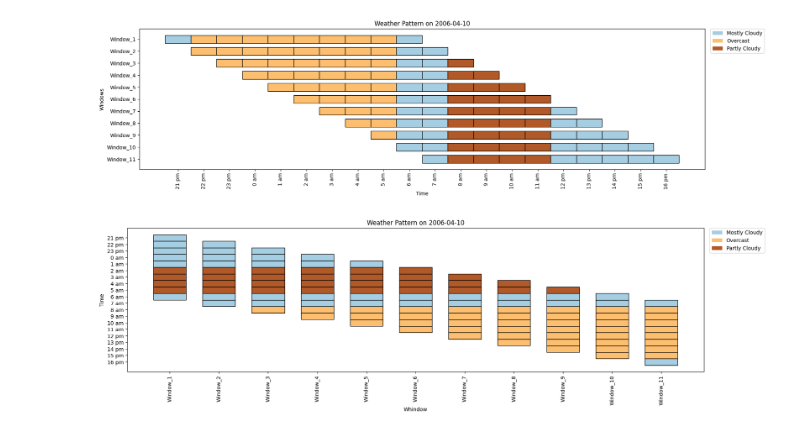
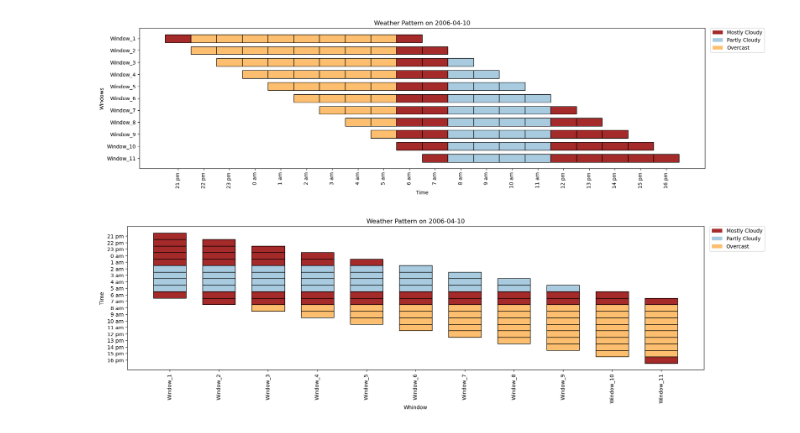
Before and after one commit to BodduSriPavan-111/kitikiplot, a Jupyter notebook: examples/Weather_Pattern_Analysis.ipynb, the cells around one changed output. Cells and saved outputs as stored; diff of their text form; code cells hidden in the pictures.

```diff
--- a/examples/Weather_Pattern_Analysis.ipynb
+++ b/examples/Weather_Pattern_Analysis.ipynb
@@ -9,5 +11,5 @@ import pandas as pd
 # %%
-df= pd.read_csv( r"C:\Users\sinch\Desktop\kitikiplot\datasets\weatherHistory\weatherHistory.csv")
+df= pd.read_csv( "datasets/weatherHistory/weatherHistory.csv")
 print("Shape: ", df.shape)
 df= df.iloc[45:65, :]
 print("Shape: ", df.shape)
@@ -24,23 +24,23 @@ Shape:  (20, 12)
 # %%
 index= 0
 
 plot= KitikiPlot( data= df["Summary"].values.tolist(), stride= 1, window_length= 10 )
 
 plot.plot(
         figsize= (20, 5),
         cell_width= 2,
         transpose= True,
         ytick_prefix= "Window",
         xlabel= "Time",
         ylabel= "Windows",
         xticks_values= [(str(i.hour)+" "+i.strftime("%p").lower()) for i in  pd.to_datetime(df["Formatted Date"])],
         xticks_rotation= 90,
-        cmap= "Paired",
+        cmap= {"Mostly Cloudy": "brown", "Partly Cloudy": "#a9cbe0","Overcast": "#fdbf6f"},
         legend_kwargs= {"bbox_to_anchor": (1.01, 1), "loc":'upper left', "borderaxespad": 0.},
         display_legend= True,
         title= "Weather Pattern on "+str( pd.to_datetime( df.iloc[0, 0] ).date()))
 # %% [output]
-[figure, old version]
+[figure, new version]
 # %%
 index= 0
 
@@ -54,9 +54,9 @@ plot.plot(
         ylabel= "Time",
         yticks_values= [(str(i.hour)+" "+i.strftime("%p").lower()) for i in  pd.to_datetime(df["Formatted Date"])],
         xticks_rotation= 90,
-        cmap= "Paired",
+        cmap= {"Mostly Cloudy": "brown", "Partly Cloudy": "#a9cbe0","Overcast": "#fdbf6f"},
         legend_kwargs= {"bbox_to_anchor": (1.01, 1), "loc":'upper left', "borderaxespad": 0.},
         display_legend= True,
         title= "Weather Pattern on "+str( pd.to_datetime( df.iloc[0, 0] ).date()))
 # %% [output]
-[figure, old version]
+[figure, new version]
```
Also changed, not shown: parts of 2 cells of this notebook, 3 other files.
